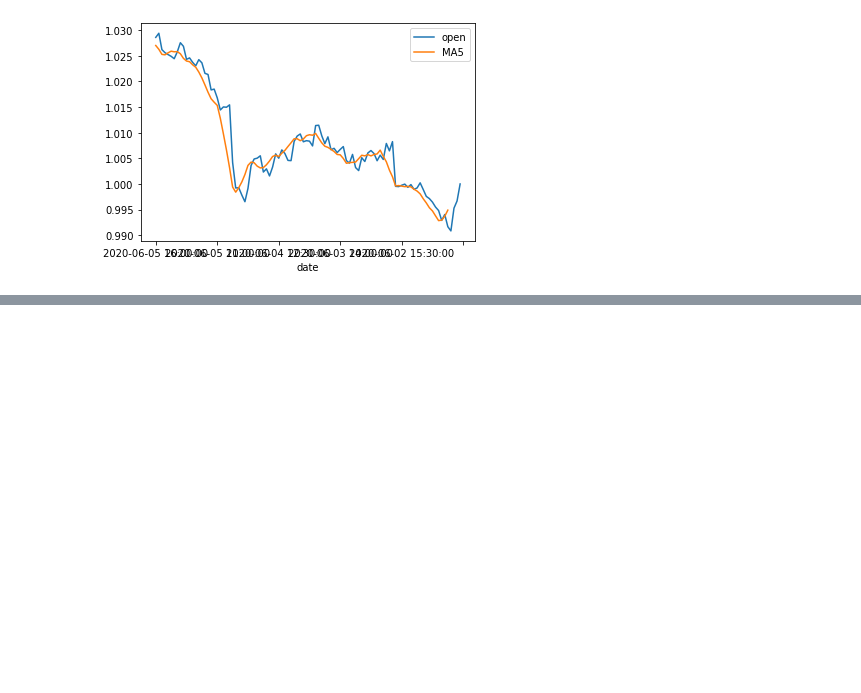
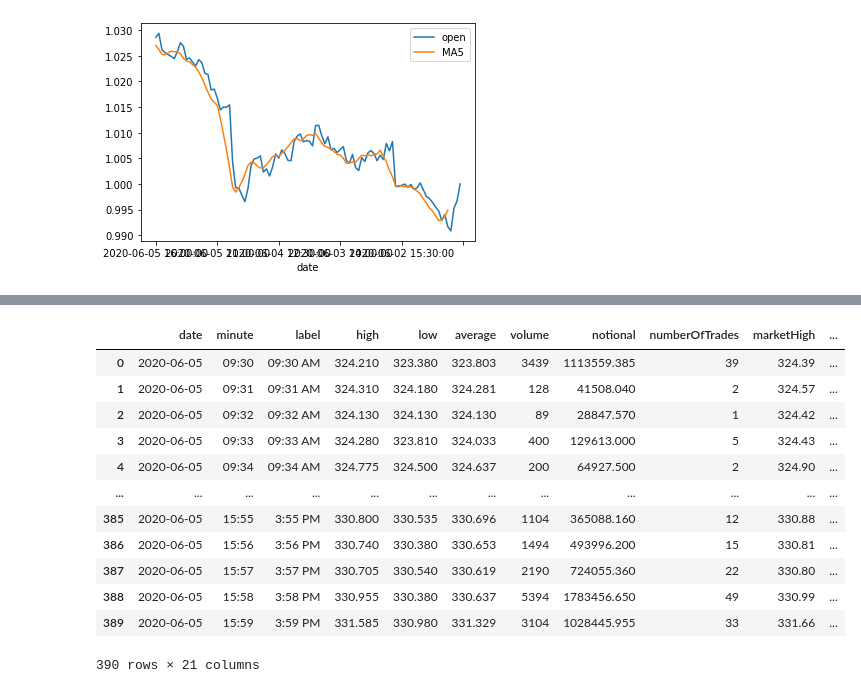
Before and after one commit to glenwang/AITrading, a Jupyter notebook: Trial1.ipynb, the cells around one changed output, grey strips where cells are left out. Drawn from its saved outputs; the diff is of its cells as text; code cells hidden in the pictures; blank space fills up the shorter version.

```diff
--- a/Trial1.ipynb
+++ b/Trial1.ipynb
@@ -101,3 +101,49 @@ fig.show()
 # %% [output]
 [interactive output not drawn]
 [interactive output not drawn]
+# %%
+from urllib.request import urlopen
+import json
+
+def get_jsonparsed_data(url):
+    """
+    Receive the content of ``url``, parse it as JSON and return the object.
+
+    Parameters
+    ----------
+    url : str
+
+    Returns
+    -------
+    dict
+    """
+    response = urlopen(url)
+    data = response.read().decode("utf-8")
+    return json.loads(data)
+# %%
+ticker= 'AAPL'
+
+date = '20200605'
+
+iex_token = 'pk_aab0233961a945a7905e339c879ac064'
+
+# intra day data
+url = f"https://cloud.iexapis.com/stable/stock/{ticker}/chart/date/{date}?token={iex_token}"
+data = get_jsonparsed_data(url)
+# %%
+dfIEX=pd.DataFrame(data)
+dfIEX
+# %% [output]
+|  | date | minute | label | high | low | average | volume | notional | numberOfTrades | marketHigh | ... |
+| 0 | 2020-06-05 | 09:30 | 09:30 AM | 324.210 | 323.380 | 323.803 | 3439 | 1113559.385 | 39 | 324.39 | ... |
+| 1 | 2020-06-05 | 09:31 | 09:31 AM | 324.310 | 324.180 | 324.281 | 128 | 41508.040 | 2 | 324.57 | ... |
+| 2 | 2020-06-05 | 09:32 | 09:32 AM | 324.130 | 324.130 | 324.130 | 89 | 28847.570 | 1 | 324.42 | ... |
+| 3 | 2020-06-05 | 09:33 | 09:33 AM | 324.280 | 323.810 | 324.033 | 400 | 129613.000 | 5 | 324.43 | ... |
+| 4 | 2020-06-05 | 09:34 | 09:34 AM | 324.775 | 324.500 | 324.637 | 200 | 64927.500 | 2 | 324.90 | ... |
+| ... | ... | ... | ... | ... | ... | ... | ... | ... | ... | ... | ... |
+| 385 | 2020-06-05 | 15:55 | 3:55 PM | 330.800 | 330.535 | 330.696 | 1104 | 365088.160 | 12 | 330.88 | ... |
+| 386 | 2020-06-05 | 15:56 | 3:56 PM | 330.740 | 330.380 | 330.653 | 1494 | 493996.200 | 15 | 330.81 | ... |
+| 387 | 2020-06-05 | 15:57 | 3:57 PM | 330.705 | 330.540 | 330.619 | 2190 | 724055.360 | 22 | 330.80 | ... |
+| 388 | 2020-06-05 | 15:58 | 3:58 PM | 330.955 | 330.380 | 330.637 | 5394 | 1783456.650 | 49 | 330.99 | ... |
+| 389 | 2020-06-05 | 15:59 | 3:59 PM | 331.585 | 330.980 | 331.329 | 3104 | 1028445.955 | 33 | 331.66 | ... |
+390 rows × 21 columns
```
Also changed, not shown: 2 other files.
